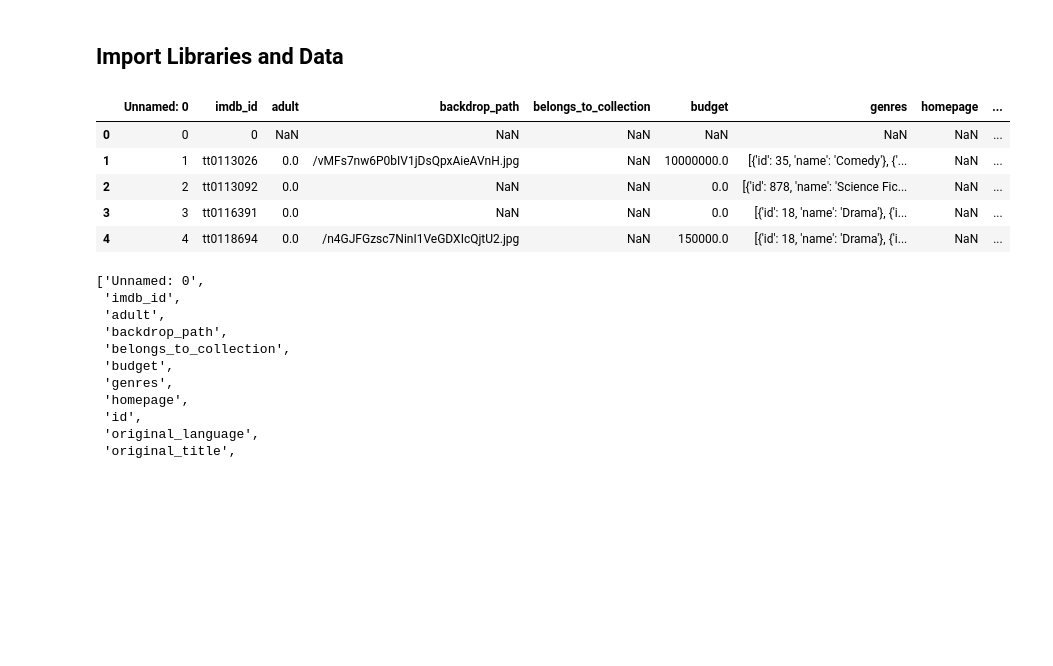
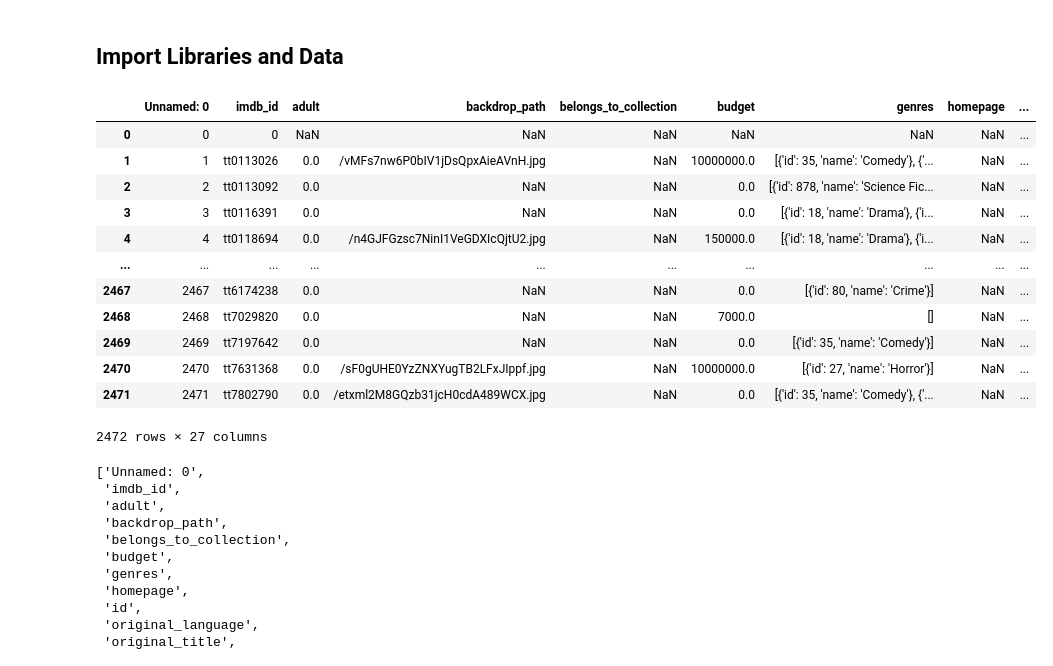
Before and after one commit to kevinbrnett/How-to-Make-a-Successful-Movie, a Jupyter notebook: How to Make a Movie Successful-MySQL Database.ipynb, the cells around one changed output. Saved outputs shown, nothing was run; the diff lists cells and outputs as text; code cells hidden in the pictures; blank space fills up the shorter version.

```diff
--- a/How to Make a Movie Successful-MySQL Database.ipynb
+++ b/How to Make a Movie Successful-MySQL Database.ipynb
@@ -15,17 +17,24 @@ import pandas as pd
 # %%
 # Show all columns
 pd.set_option('display.max_columns', None)
 
 # tmdb combined data
 df_tmdb = pd.read_csv("C:\\Data\\tmdb_results_combined.csv.gz")
-df_tmdb.head()
+df_tmdb
 # %% [output]
 |  | Unnamed: 0 | imdb_id | adult | backdrop_path | belongs_to_collection | budget | genres | homepage | ... |
 | 0 | 0 | 0 | NaN | NaN | NaN | NaN | NaN | NaN | ... |
 | 1 | 1 | tt0113026 | 0.0 | /vMFs7nw6P0bIV1jDsQpxAieAVnH.jpg | NaN | 10000000.0 | [{'id': 35, 'name': 'Comedy'}, {'... | NaN | ... |
 | 2 | 2 | tt0113092 | 0.0 | NaN | NaN | 0.0 | [{'id': 878, 'name': 'Science Fic... | NaN | ... |
 | 3 | 3 | tt0116391 | 0.0 | NaN | NaN | 0.0 | [{'id': 18, 'name': 'Drama'}, {'i... | NaN | ... |
 | 4 | 4 | tt0118694 | 0.0 | /n4GJFGzsc7NinI1VeGDXIcQjtU2.jpg | NaN | 150000.0 | [{'id': 18, 'name': 'Drama'}, {'i... | NaN | ... |
+| ... | ... | ... | ... | ... | ... | ... | ... | ... | ... |
+| 2467 | 2467 | tt6174238 | 0.0 | NaN | NaN | 0.0 | [{'id': 80, 'name': 'Crime'}] | NaN | ... |
+| 2468 | 2468 | tt7029820 | 0.0 | NaN | NaN | 7000.0 | [] | NaN | ... |
+| 2469 | 2469 | tt7197642 | 0.0 | NaN | NaN | 0.0 | [{'id': 35, 'name': 'Comedy'}] | NaN | ... |
+| 2470 | 2470 | tt7631368 | 0.0 | /sF0gUHE0YzZNXYugTB2LFxJIppf.jpg | NaN | 10000000.0 | [{'id': 27, 'name': 'Horror'}] | NaN | ... |
+| 2471 | 2471 | tt7802790 | 0.0 | /etxml2M8GQzb31jcH0cdA489WCX.jpg | NaN | 0.0 | [{'id': 35, 'name': 'Comedy'}, {'... | NaN | ... |
+2472 rows × 27 columns
 # %%
 # Check column names for extra spaces
 list(df_tmdb.columns)
```
Also changed, not shown: parts of 26 cells of this notebook.
